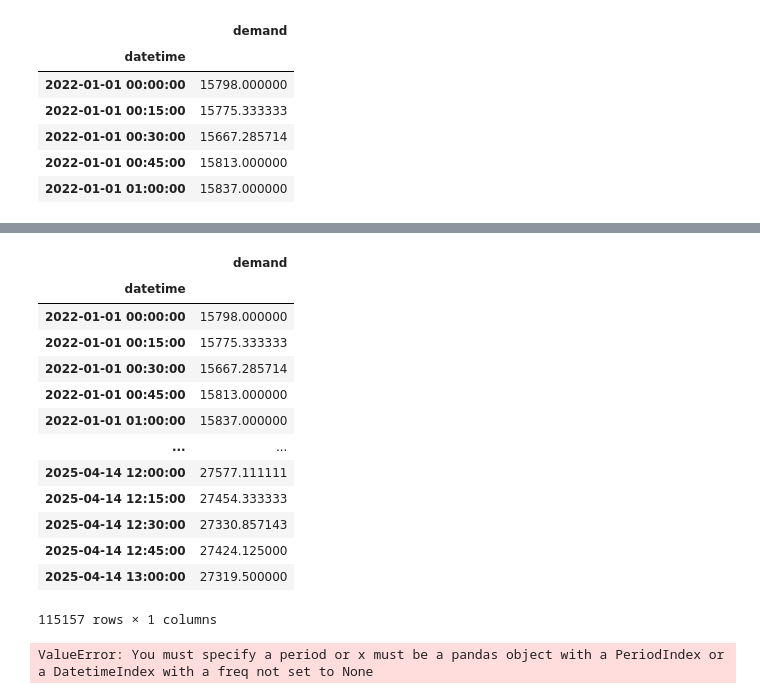
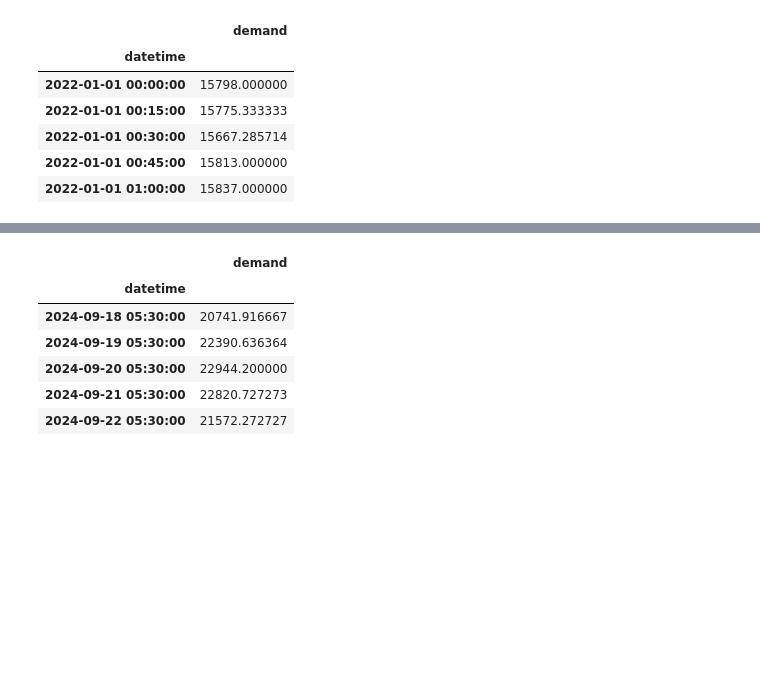
Before and after one commit to nitsundon/100DaysofML, a Jupyter notebook: Day01/LSTM.ipynb, the cells around one changed output, grey strips where cells are left out. Drawn from its saved outputs; the diff is of its cells as text; code cells hidden in the pictures; blank space fills up the shorter version.

```diff
--- a/Day01/LSTM.ipynb
+++ b/Day01/LSTM.ipynb
@@ -21,7 +21,7 @@ df.head()
 # %%
 df.loc[df['demand'] < 10000, 'demand'] = np.nan
 # %%
-df1=df.interpolate()
+df1=df.interpolate().iloc[-20000:]
 # %%
 df1.plot()
 # %% [output]
@@ -32,23 +32,14 @@ from statsmodels.tsa.seasonal import seasonal_decompose
 # %%
 df1 = df1[~df1.index.duplicated(keep='first')]
 
-df1.asfreq('15min')
+df1=df1.asfreq('1D')
+df1=df1.interpolate()
+df1.head()
 # %% [output]
 |  | demand |
 | datetime |  |
-| 2022-01-01 00:00:00 | 15798.000000 |
-| 2022-01-01 00:15:00 | 15775.333333 |
-| 2022-01-01 00:30:00 | 15667.285714 |
-| 2022-01-01 00:45:00 | 15813.000000 |
-| 2022-01-01 01:00:00 | 15837.000000 |
-| ... | ... |
-| 2025-04-14 12:00:00 | 27577.111111 |
-| 2025-04-14 12:15:00 | 27454.333333 |
-| 2025-04-14 12:30:00 | 27330.857143 |
-| 2025-04-14 12:45:00 | 27424.125000 |
-| 2025-04-14 13:00:00 | 27319.500000 |
+| 2024-09-18 05:30:00 | 20741.916667 |
+| 2024-09-19 05:30:00 | 22390.636364 |
+| 2024-09-20 05:30:00 | 22944.200000 |
+| 2024-09-21 05:30:00 | 22820.727273 |
+| 2024-09-22 05:30:00 | 21572.272727 |
-115157 rows × 1 columns
-# %%
-seasonal_decompose(df1['demand'])
-# %% [output]
-ValueError: You must specify a period or x must be a pandas object with a PeriodIndex or a DatetimeIndex with a freq not set to None
```
Also changed, not shown: parts of 18 cells of this notebook.
